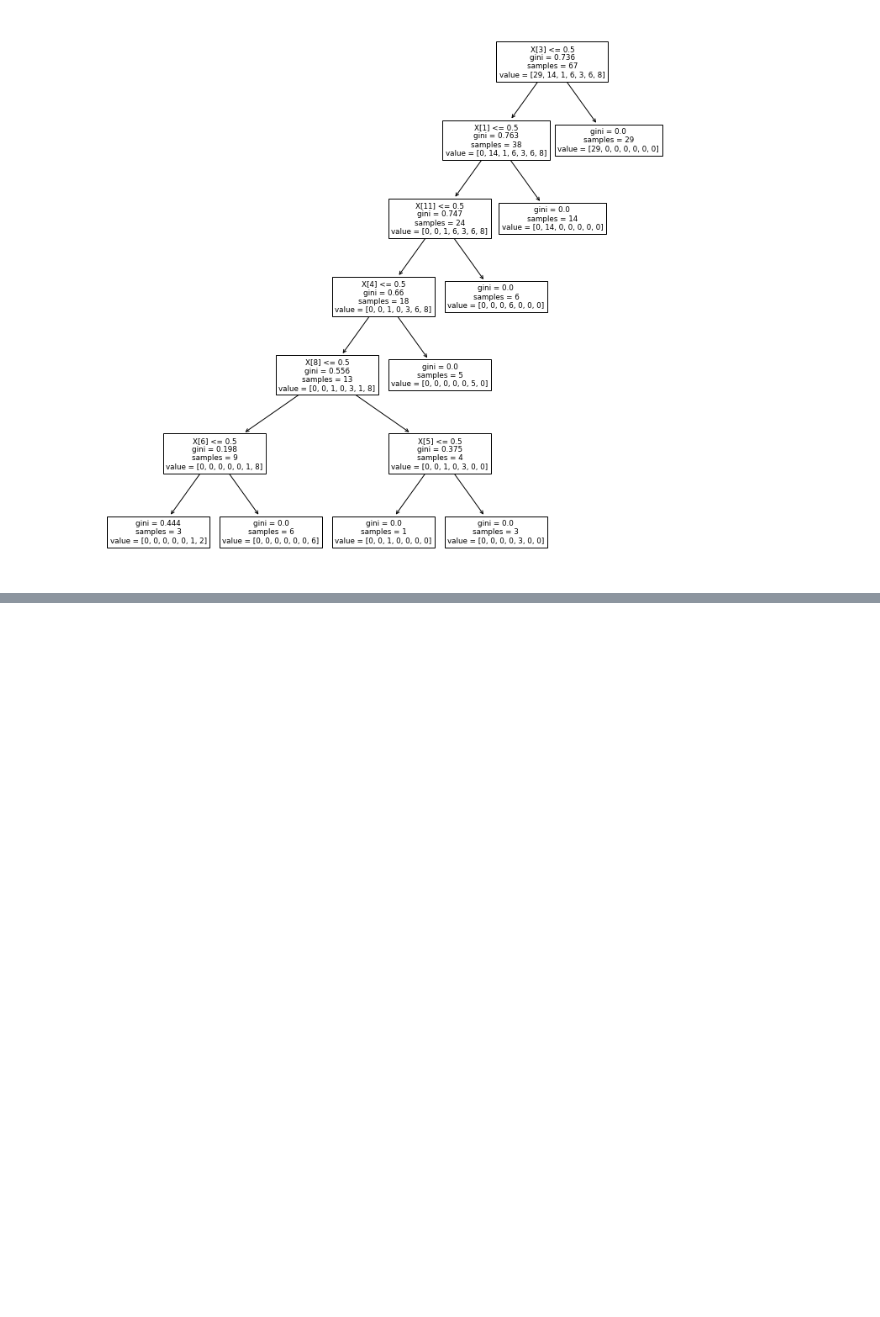
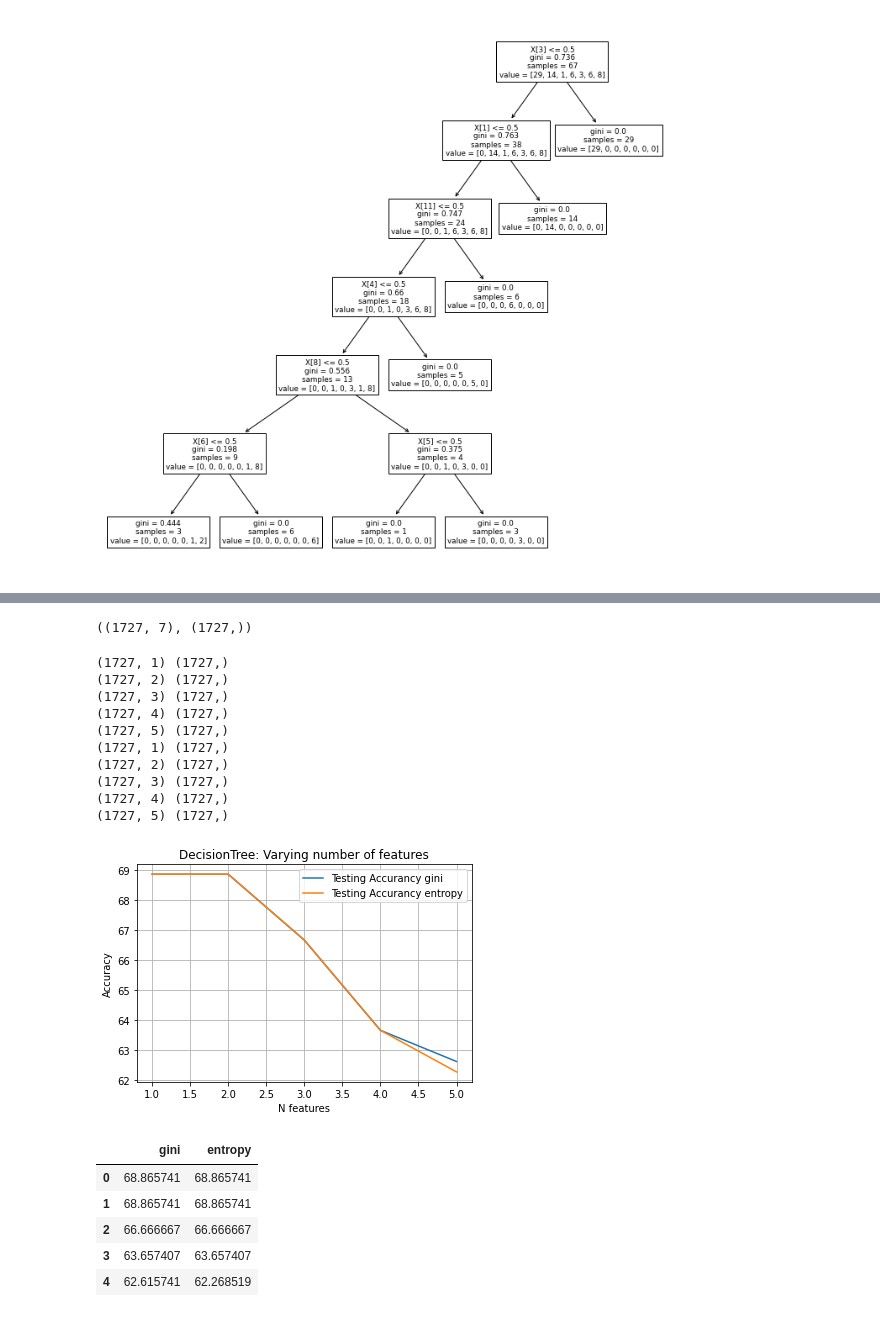
Before and after one commit to lorenzodemiri/Exercise_Strive, a Jupyter notebook: ai-f20-m3/d8_dec_rand_tree/01_decision_tree_test.ipynb, the cells around one changed output, grey strips where cells are left out. Drawn from its saved outputs; the diff is of its cells as text; code cells hidden in the pictures; blank space fills up the shorter version.

```diff
--- a/ai-f20-m3/d8_dec_rand_tree/01_decision_tree_test.ipynb
+++ b/ai-f20-m3/d8_dec_rand_tree/01_decision_tree_test.ipynb
@@ -504,0 +539,4 @@ plt.show()
+# %%
+df_car = pd.read_csv('/work/Car Dataset/car_evaluation.csv')
+df_car.columns = ['buying', 'maint', 'doors', 'persons', 'lug_boot', 'safety', 'rating']
+df_car.head()
@@ -504,0 +568,8 @@ plt.show()
+# %%
+df_car[['buying', 'maint']] = df_car[['buying', 'maint']].replace(['vhigh','high','med','low'],[3,2,1,0])
+df_car['rating']= df_car['rating'].replace(['unacc','acc','vgood','good'],[0,1,2,3])
+df_car['doors'] = df_car['doors'].replace(['2','3','4','5more',], [2,3,4,5])
+df_car['persons'] = df_car['persons'].replace(['2','4','more'], [2,4,5])
+df_car['safety']= df_car['safety'].replace(['med','high','low'],[1,2,0])
+df_car['lug_boot']= df_car['lug_boot'].replace(['small','med','big'],[0,1,2])
+df_car
@@ -504,0 +590,53 @@ plt.show()
+# %%
+y = df_car.iloc[:,-1]
+X = df_car.iloc[:,0:7]
+X.shape, y.shape
+# %% [output]
+((1727, 7), (1727,))
+# %%
+n_features = np.arange(1,6)
+criterion = ['gini', 'entropy']
+accuracy = []
+for name in criterion:
+    temp = []
+    for i in range(1,6) :
+        X = df_car.iloc[:,0:i]
+        y = df_car.iloc[:,-1]
+        print(X.shape, y.shape)
+        X_train, X_test, y_train, y_test = train_test_split(X,y,test_size=1/2, random_state=0)
+        clf_3 = tree.DecisionTreeClassifier(criterion=name,random_state=0)
+        clf_3 = clf_3.fit(X_train, y_train)
+        y_pred = clf_3.predict(X_test)
+        temp.append(skm.accuracy_score(y_test, y_pred) * 100)
+    accuracy.append(temp)
+
+plt.title('DecisionTree: Varying number of features')
+plt.plot(n_features, accuracy[0], label = 'Testing Accurancy gini')
+plt.plot(n_features, accuracy[1], label = 'Testing Accurancy entropy')
+plt.legend()
+plt.xlabel('N features')
+plt.grid()
+plt.ylabel('Accuracy')
+plt.show()
+
+df_accuracy = pd.DataFrame(data=accuracy[0], columns=['gini'])
+df_accuracy['entropy'] = accuracy[1]
+df_accuracy
+# %% [output]
+(1727, 1) (1727,)
+(1727, 2) (1727,)
+(1727, 3) (1727,)
+(1727, 4) (1727,)
+(1727, 5) (1727,)
+(1727, 1) (1727,)
+(1727, 2) (1727,)
+(1727, 3) (1727,)
+(1727, 4) (1727,)
+(1727, 5) (1727,)
+[figure, added]
+|  | gini | entropy |
+| 0 | 68.865741 | 68.865741 |
+| 1 | 68.865741 | 68.865741 |
+| 2 | 66.666667 | 66.666667 |
+| 3 | 63.657407 | 63.657407 |
+| 4 | 62.615741 | 62.268519 |
```
Also changed, not shown: parts of 17 cells of this notebook, 1 other file.
